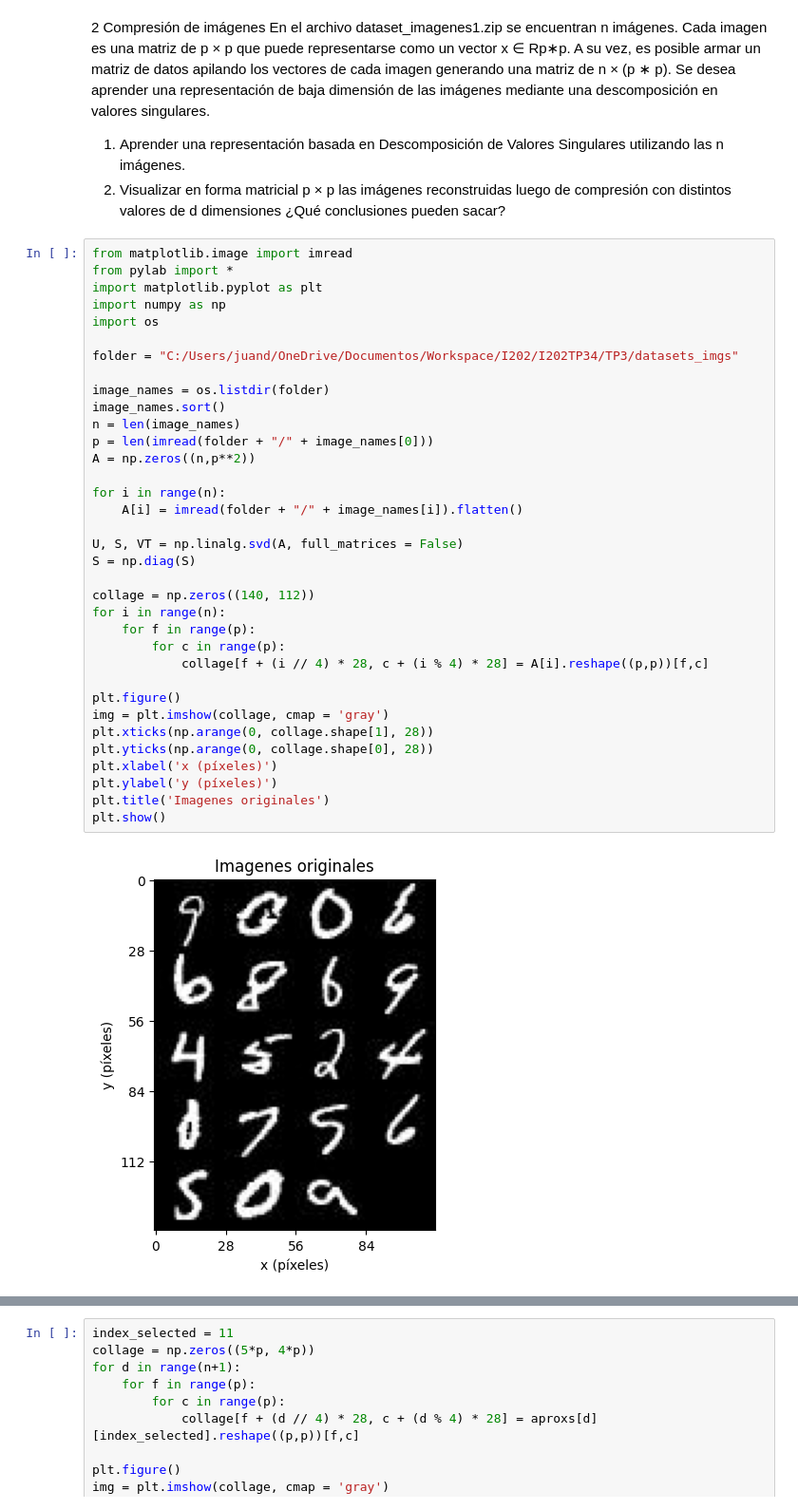
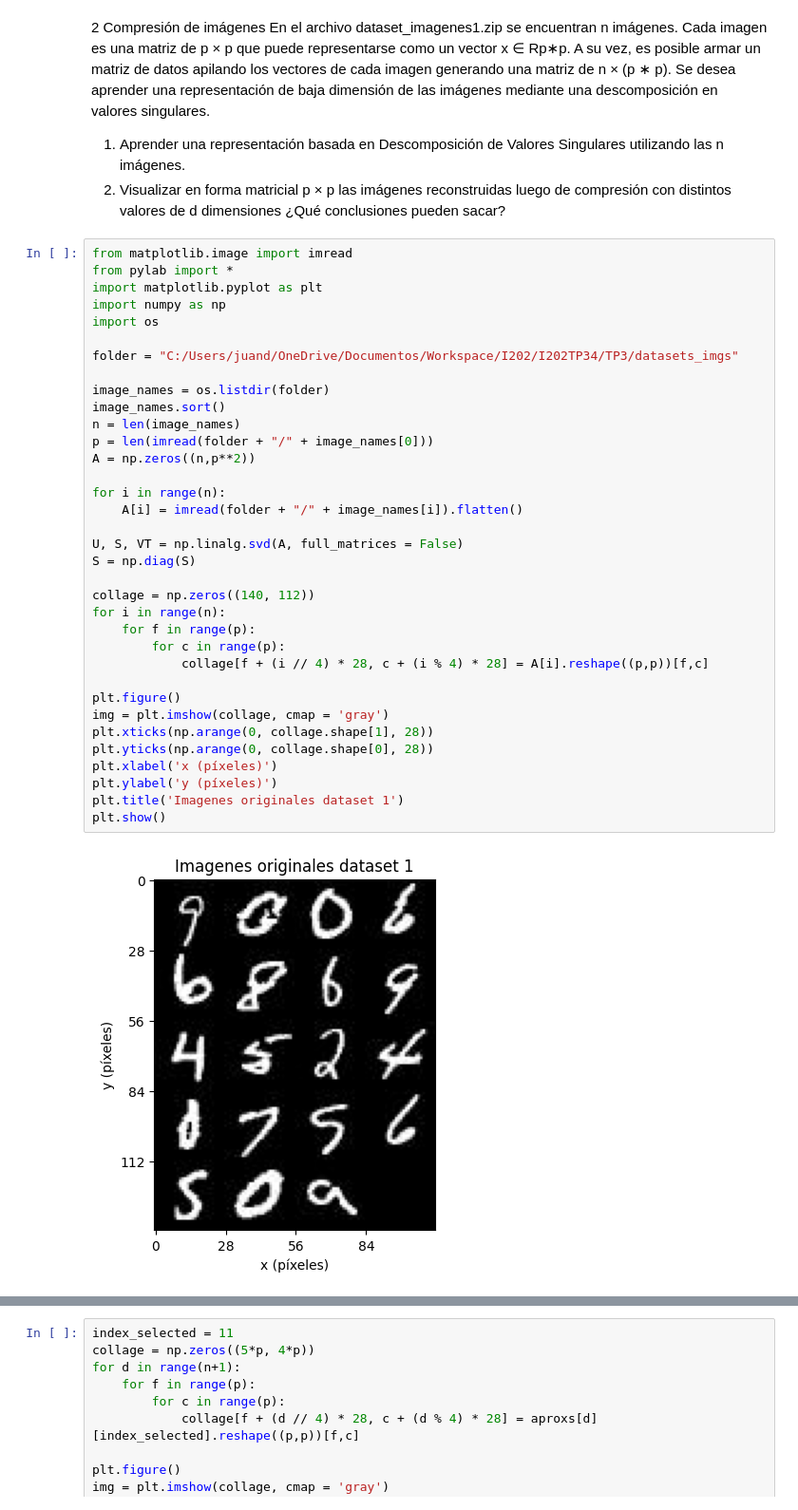
Before and after one commit to BrunoDC-dev/Metodos-numericos-2, a Jupyter notebook: TP3/p2.ipynb, the cells around one changed output, grey strips where cells are left out. Shown at 95% size. Cells and saved outputs as stored; diff of their text form.

```diff
--- a/TP3/p2.ipynb
+++ b/TP3/p2.ipynb
@@ -15,35 +15,35 @@ import numpy as np
 import os
 
 folder = "C:/Users/juand/OneDrive/Documentos/Workspace/I202/I202TP34/TP3/datasets_imgs"
 
 image_names = os.listdir(folder)
 image_names.sort()
 n = len(image_names)
 p = len(imread(folder + "/" + image_names[0]))
 A = np.zeros((n,p**2))
 
 for i in range(n):
     A[i] = imread(folder + "/" + image_names[i]).flatten()
 
 U, S, VT = np.linalg.svd(A, full_matrices = False)
 S = np.diag(S)
 
 collage = np.zeros((140, 112))
 for i in range(n):
     for f in range(p):
         for c in range(p):
             collage[f + (i // 4) * 28, c + (i % 4) * 28] = A[i].reshape((p,p))[f,c]
 
 plt.figure()
 img = plt.imshow(collage, cmap = 'gray')
 plt.xticks(np.arange(0, collage.shape[1], 28))
 plt.yticks(np.arange(0, collage.shape[0], 28))
 plt.xlabel('x (píxeles)')
 plt.ylabel('y (píxeles)')
-plt.title('Imagenes originales')
+plt.title('Imagenes originales dataset 1')
 plt.show()
 # %% [output]
-[figure, old version]
+[figure, new version]
 # %%
 collages = {}
 aproxs = {}
```
Also changed, not shown: parts of 7 cells of this notebook.
